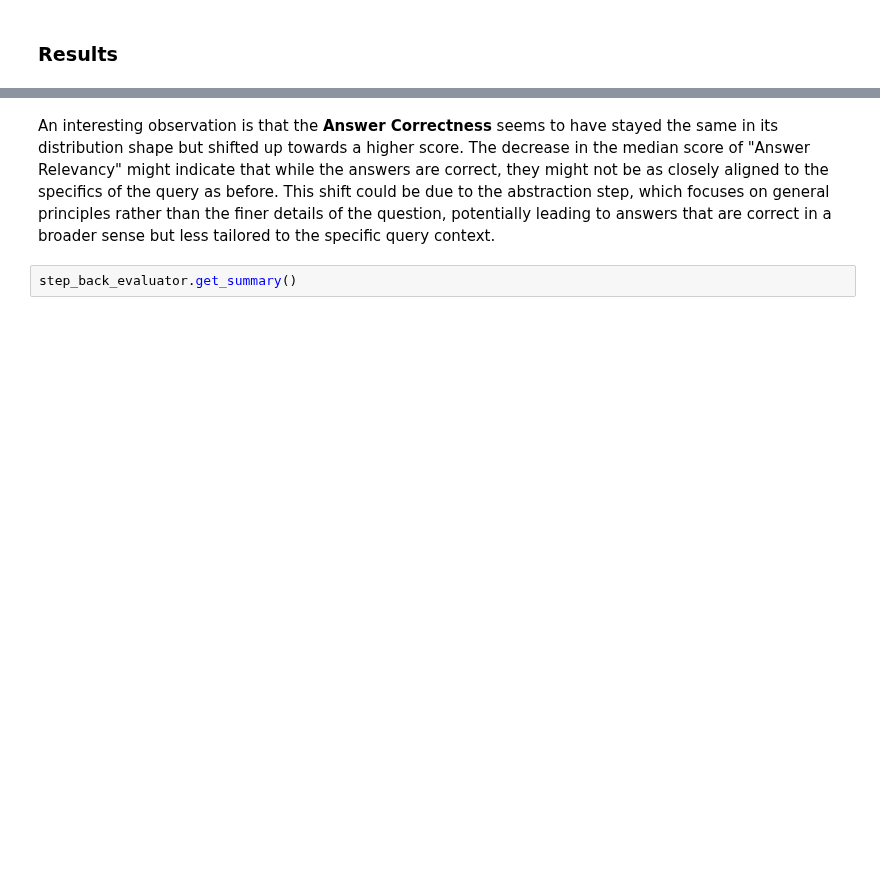
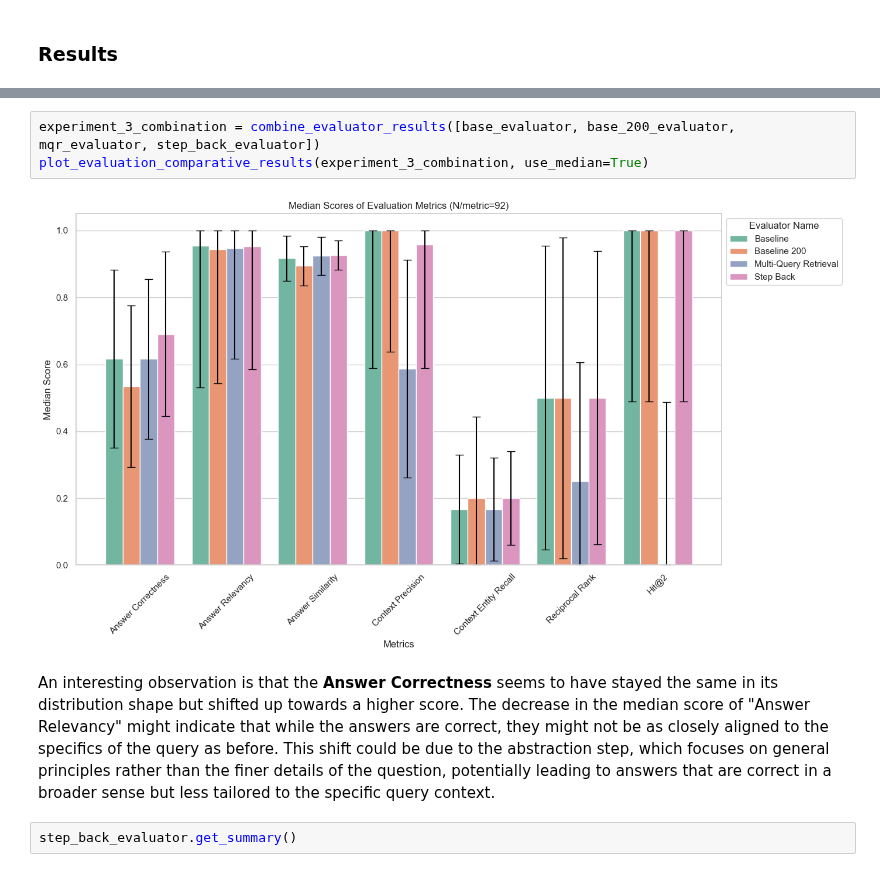
Before and after one commit to fhnw-ivy/npr-rag, a Jupyter notebook: main.ipynb, the cells around one changed output, grey strips where cells are left out. Drawn from its saved outputs; the diff is of its cells as text; blank space fills up the shorter version.

```diff
--- a/main.ipynb
+++ b/main.ipynb
@@ -659,3 +937,8 @@ step_back_evaluator.plot_summary()
+# %%
+experiment_3_combination = combine_evaluator_results([base_evaluator, base_200_evaluator, mqr_evaluator, step_back_evaluator])
+plot_evaluation_comparative_results(experiment_3_combination, use_median=True)
+# %% [output]
+[figure, added]
 # %% [markdown]
 An interesting observation is that the **Answer Correctness** seems to have stayed the same in its distribution shape but shifted up towards a higher score. The decrease in the median score of "Answer Relevancy" might indicate that while the answers are correct, they might not be as closely aligned to the specifics of the query as before. This shift could be due to the abstraction step, which focuses on general principles rather than the finer details of the question, potentially leading to answers that are correct in a broader sense but less tailored to the specific query context.
 # %%
```
Also changed, not shown: parts of 37 cells of this notebook, 1 other file.
